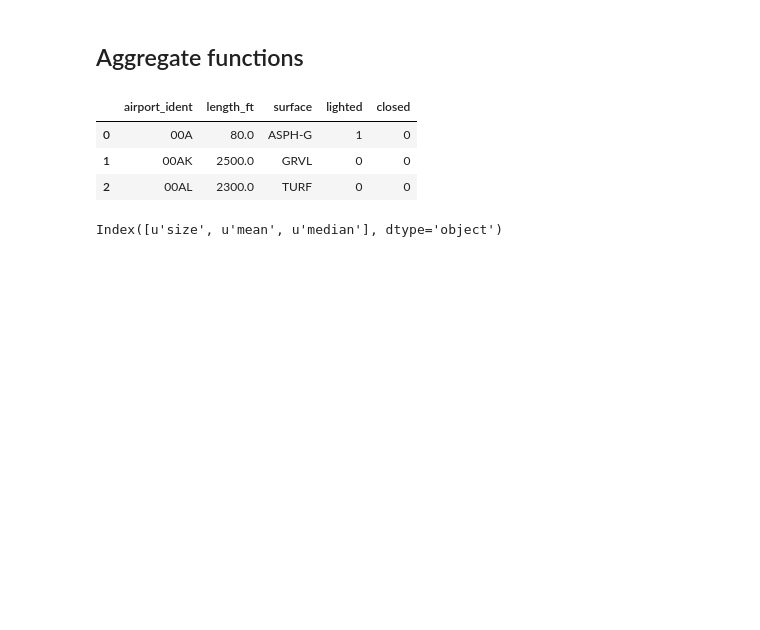
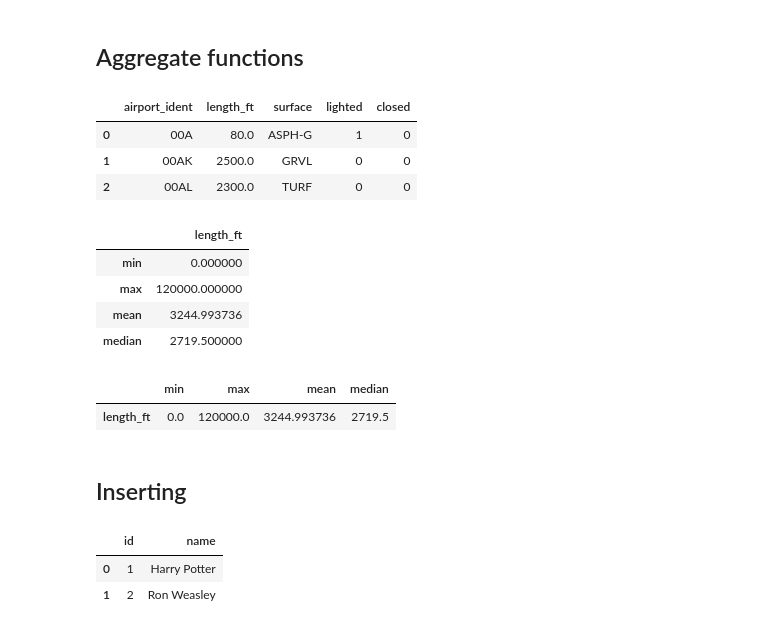
Before and after one commit to j-bennet/talks, a Jupyter notebook: 2018/sqlpandas/explore.ipynb, the cells around one changed output. Saved outputs shown, nothing was run; the diff lists cells and outputs as text; code cells hidden in the pictures; blank space fills up the shorter version.

```diff
--- a/2018/sqlpandas/explore.ipynb
+++ b/2018/sqlpandas/explore.ipynb
@@ -550,13 +550,25 @@ runways.head(3)
 For the runways, find out:
 - average length
 - median length
+
+select max(length_ft), min(length_ft), mean(length_ft), median(length_ft)
+from runways
 """
-df = runways.groupby('airport_ident').agg({
-    'length_ft': ['size', 'mean', 'median']
+df = runways.agg({
+    'length_ft': ['min', 'max', 'mean', 'median']
 })
-# %%
-
-df.columns = df.columns.droplevel(0)
-df.columns
-# %% [output]
-Index([u'size', u'mean', u'median'], dtype='object')
+# %%
+df
+# %% [output]
+|  | length_ft |
+| min | 0.000000 |
+| max | 120000.000000 |
+| mean | 3244.993736 |
+| median | 2719.500000 |
+# %%
+df.T
+# %% [output]
+|  | min | max | mean | median |
+| length_ft | 0.0 | 120000.0 | 3244.993736 | 2719.5 |
+# %% [markdown]
+## Inserting
@@ -562,0 +577,6 @@ Index([u'size', u'mean', u'median'], dtype='object')
+# %%
+df1
+# %% [output]
+|  | id | name |
+| 0 | 1 | Harry Potter |
+| 1 | 2 | Ron Weasley |
```
Also changed, not shown: parts of 4 cells of this notebook.
